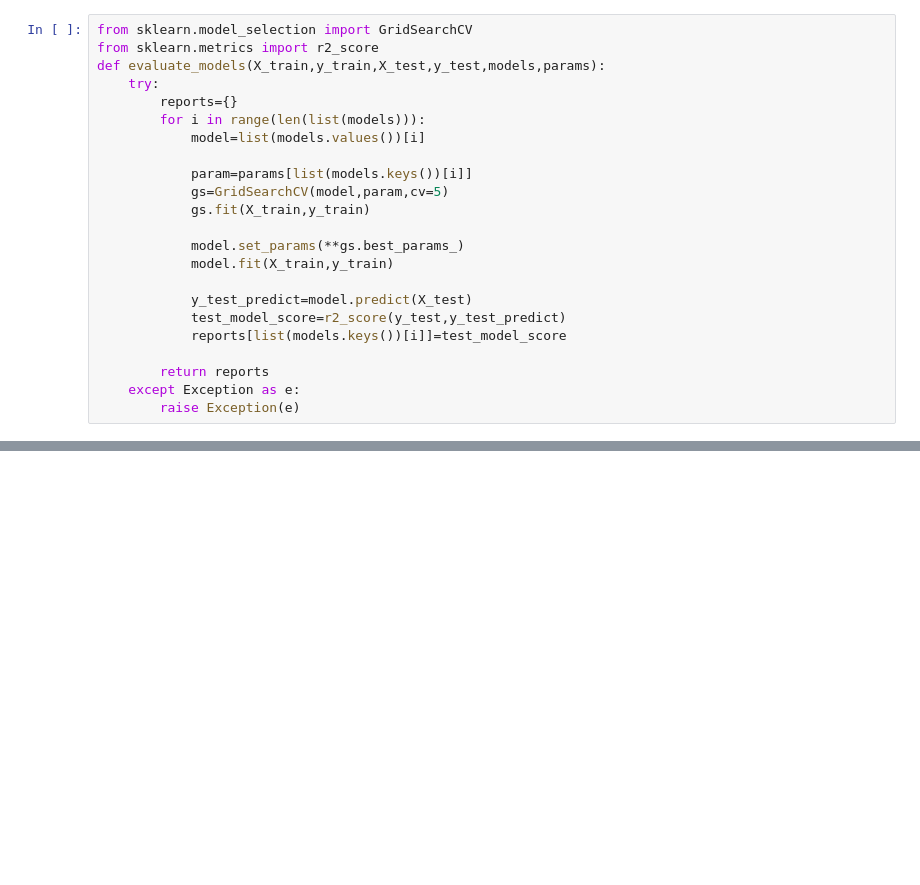
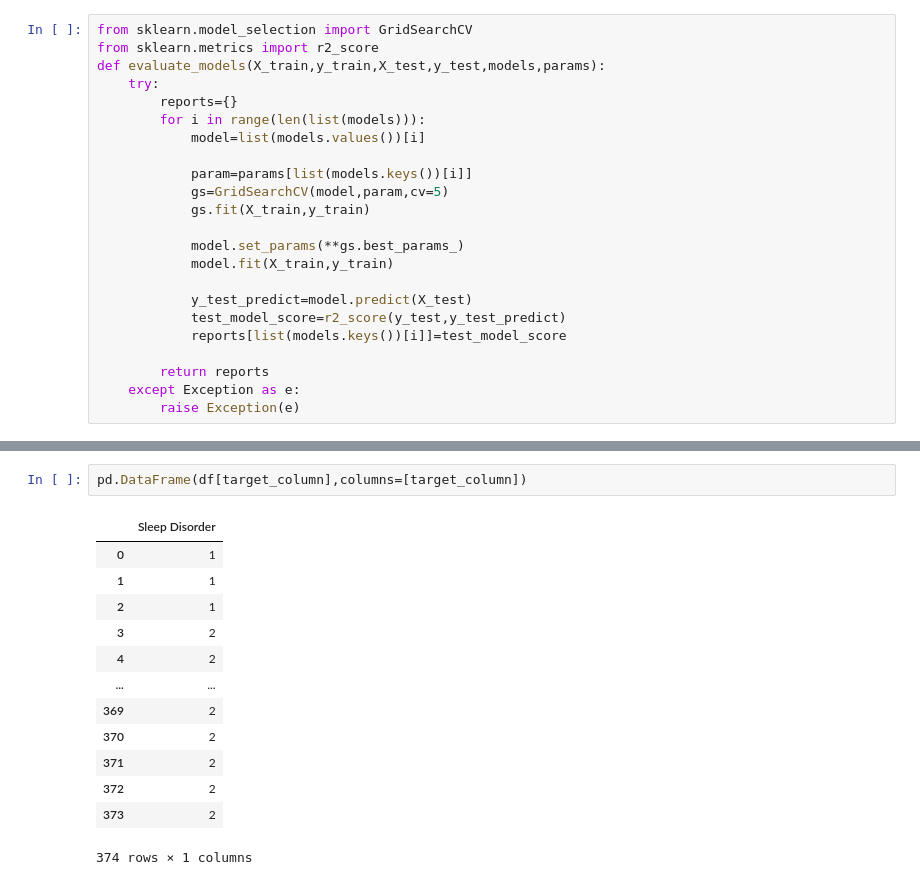
Before and after one commit to Gautam-10137/FitFlowAnalyzer, a Jupyter notebook: model/jupyter/FitFlowAnalyzer.ipynb, the cells around one changed output, grey strips where cells are left out. Saved outputs shown, nothing was run; the diff lists cells and outputs as text; blank space fills up the shorter version.

Commit message:
Data Transformation done

```diff
--- a/model/jupyter/FitFlowAnalyzer.ipynb
+++ b/model/jupyter/FitFlowAnalyzer.ipynb
@@ -524,0 +566,16 @@ report
+# %%
+pd.DataFrame(df[target_column],columns=[target_column])
+# %% [output]
+|  | Sleep Disorder |
+| 0 | 1 |
+| 1 | 1 |
+| 2 | 1 |
+| 3 | 2 |
+| 4 | 2 |
+| ... | ... |
+| 369 | 2 |
+| 370 | 2 |
+| 371 | 2 |
+| 372 | 2 |
+| 373 | 2 |
+374 rows × 1 columns
```
Also changed, not shown: parts of 6 cells of this notebook, 9 other files.
